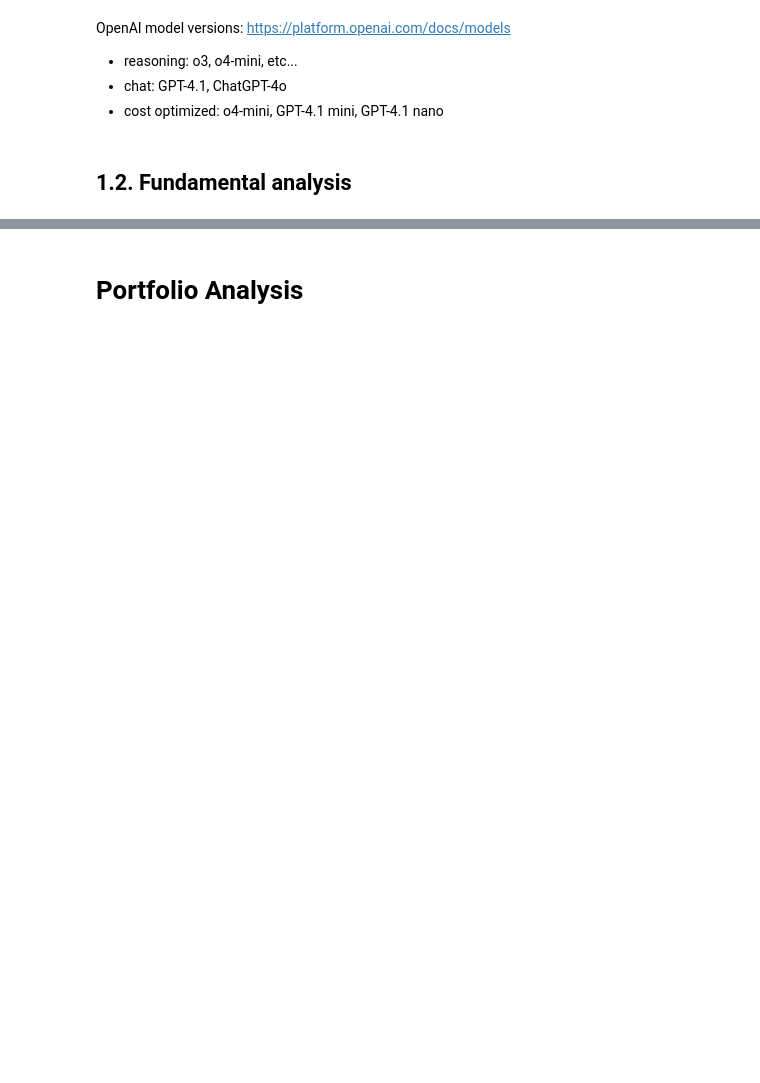
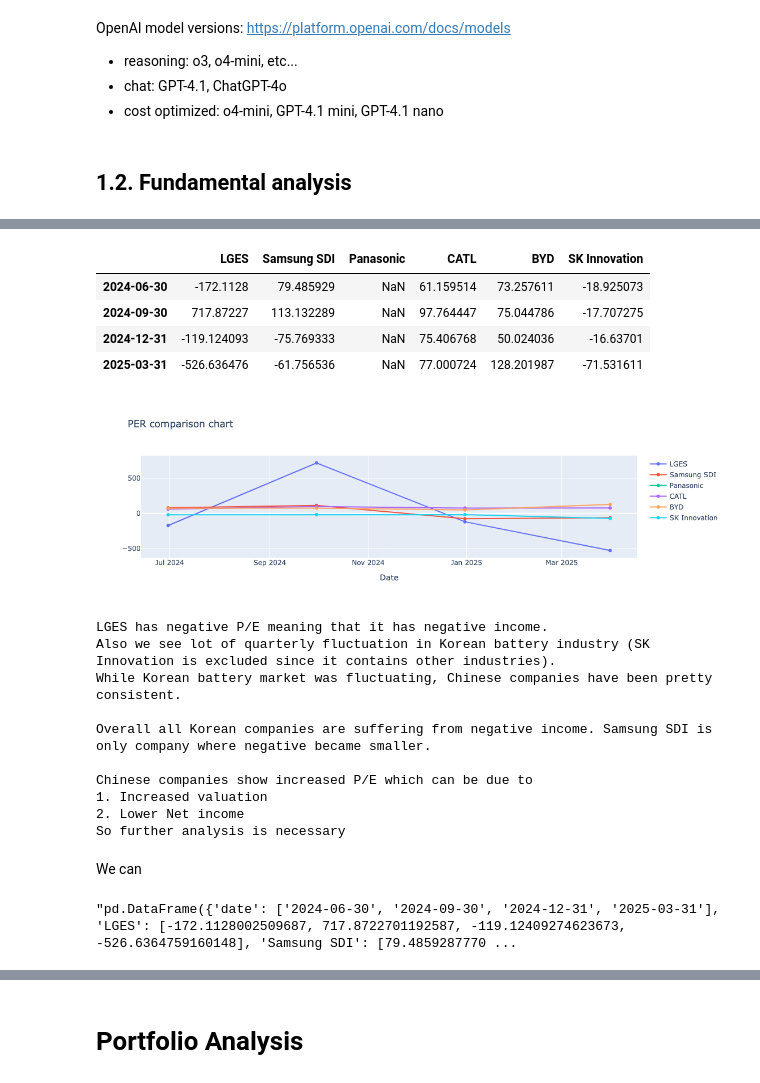
Before and after one commit to HaneulKim214/Lucerna, a Jupyter notebook: Lucerna.ipynb, the cells around one changed output, grey strips where cells are left out. Cells and saved outputs as stored; diff of their text form; code cells hidden in the pictures; blank space fills up the shorter version.

Commit message:
Competitor PER comparison rough draft completed. WIP: improve prompt engineering for explain_company method

```diff
--- a/Lucerna.ipynb
+++ b/Lucerna.ipynb
@@ -238,0 +367,40 @@ per_df
+# %%
+fig = create_comparison_chart(compare_per_df.iloc[3:], "PER comparison chart")
+display(compare_per_df.iloc[3:])
+fig.show()
+print()
+print("""LGES has negative P/E meaning that it has negative income.
+Also we see lot of quarterly fluctuation in Korean battery industry (SK Innovation is excluded since it contains other industries).
+While Korean battery market was fluctuating, Chinese companies have been pretty consistent.
+
+Overall all Korean companies are suffering from negative income. Samsung SDI is only company where negative became smaller.
+
+Chinese companies show increased P/E which can be due to
+1. Increased valuation
+2. Lower Net income
+So further analysis is necessary
+
+""")
+# %% [output]
+|  | LGES | Samsung SDI | Panasonic | CATL | BYD | SK Innovation |
+| 2024-06-30 | -172.1128 | 79.485929 | NaN | 61.159514 | 73.257611 | -18.925073 |
+| 2024-09-30 | 717.87227 | 113.132289 | NaN | 97.764447 | 75.044786 | -17.707275 |
+| 2024-12-31 | -119.124093 | -75.769333 | NaN | 75.406768 | 50.024036 | -16.63701 |
+| 2025-03-31 | -526.636476 | -61.756536 | NaN | 77.000724 | 128.201987 | -71.531611 |
+[figure, added]
+LGES has negative P/E meaning that it has negative income.
+Also we see lot of quarterly fluctuation in Korean battery industry (SK Innovation is excluded since it contains other industries).
+While Korean battery market was fluctuating, Chinese companies have been pretty consistent.
+
+Overall all Korean companies are suffering from negative income. Samsung SDI is only company where negative became smaller.
+
+Chinese companies show increased P/E which can be due to
+1. Increased valuation
+2. Lower Net income
+So further analysis is necessary
+# %% [markdown]
+We can
+# %%
+df_to_DFloader(compare_per_df.iloc[3:])
+# %% [output]
+"pd.DataFrame({'date': ['2024-06-30', '2024-09-30', '2024-12-31', '2025-03-31'], 'LGES': [-172.1128002509687, 717.8722701192587, -119.12409274623673, -526.6364759160148], 'Samsung SDI': [79.4859287770 ...
```
Also changed, not shown: parts of 35 cells of this notebook, 6 other files.
